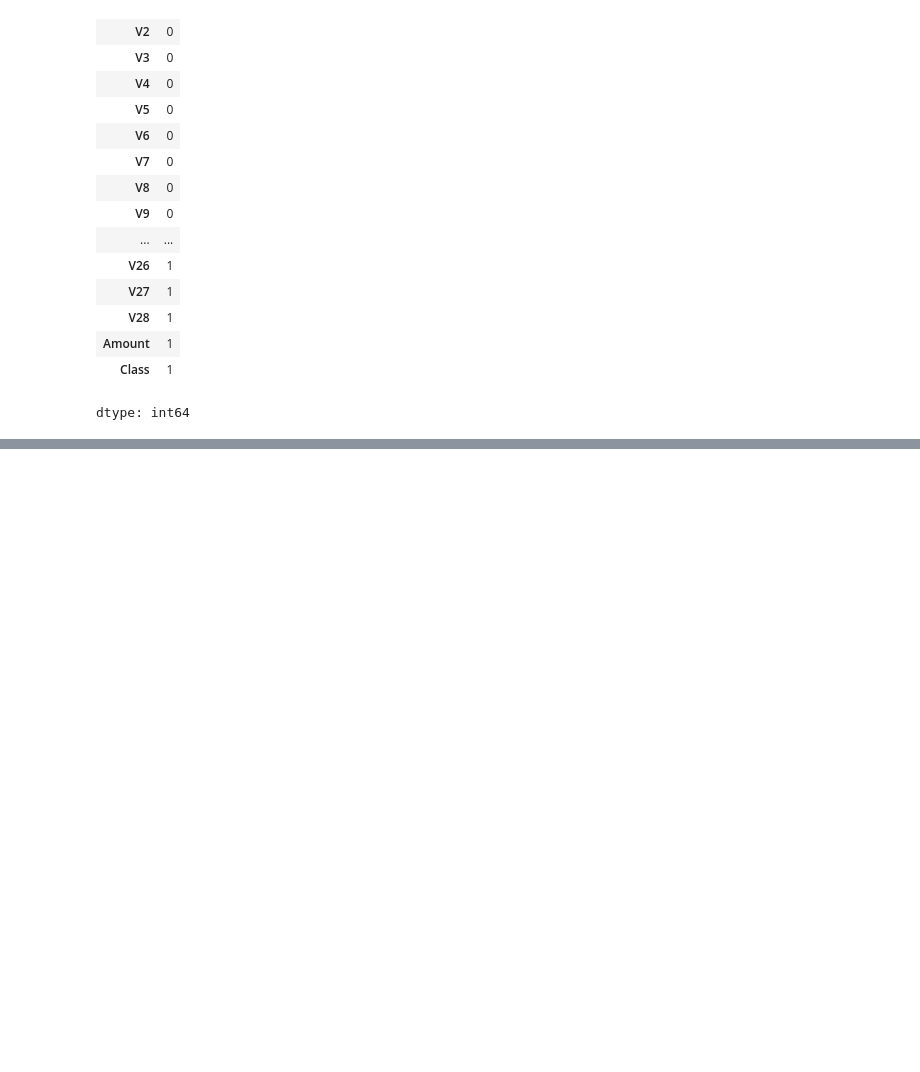
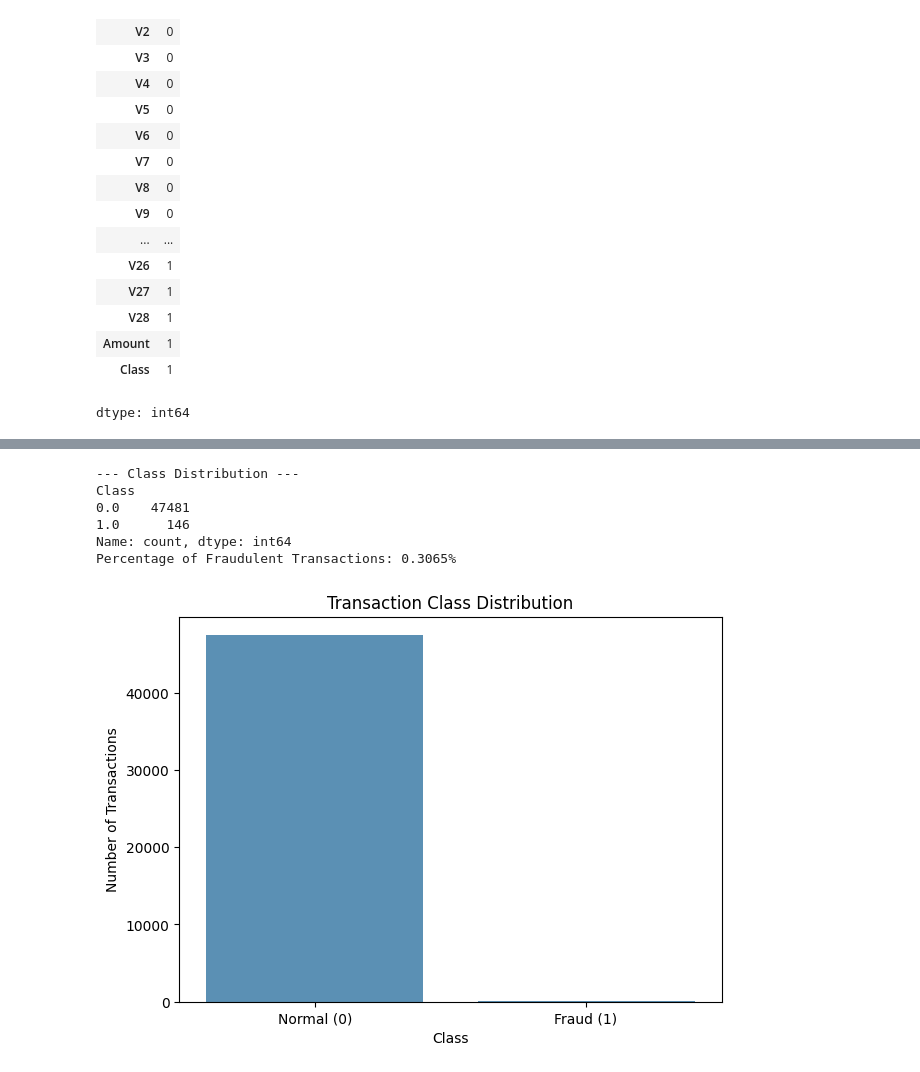
Before and after one commit to SalmanOkz/Deep_Learning_Finance_Project, a Jupyter notebook: Deep_Learning_Assingemnt.ipynb, the cells around one changed output, grey strips where cells are left out. Drawn from its saved outputs; the diff is of its cells as text; code cells hidden in the pictures; blank space fills up the shorter version.

```diff
--- a/Deep_Learning_Assingemnt.ipynb
+++ b/Deep_Learning_Assingemnt.ipynb
@@ -57,0 +3,15 @@ Passing `palette` without assigning `hue` is deprecated and will be removed in v
+# %%
+import pandas as pd
+import numpy as np
+import matplotlib.pyplot as plt
+import seaborn as sns
+from sklearn.preprocessing import StandardScaler
+from collections import Counter # Useful for imbalance
+import warnings
+warnings.filterwarnings('ignore')
+
+# Assuming the CSV is in the same directory or the user specifies the path
+file_path = '/content/creditcard.csv'
+df = pd.read_csv(file_path)
+
+print("--- Data Loaded Successfully ---")
@@ -76,13 +69,3 @@ df.isnull().sum()
 | Amount | 1 |
 | Class | 1 |
 dtype: int64
-# %%
-# ===========================
-# 4. Feature Scaling (Time & Amount only)
-# ===========================
-scaler = StandardScaler()
-
-df[['Time', 'Amount']] = scaler.fit_transform(df[['Time', 'Amount']])
-
-print("Scaled 'Time' and 'Amount' features successfully.")
-df[['Time', 'Amount']].head()
@@ -196,0 +72,26 @@ baseline_model.summary()
+# %%
+# Count the occurrences of each class
+class_counts = df['Class'].value_counts()
+print("\n--- Class Distribution ---")
+print(class_counts)
+
+# Calculate the percentage of fraudulent transactions
+fraud_percentage = (class_counts[1] / df.shape[0]) * 100
+print(f"Percentage of Fraudulent Transactions: {fraud_percentage:.4f}%")
+
+# Visualize the imbalance
+plt.figure(figsize=(7, 5))
+sns.barplot(x=class_counts.index, y=class_counts.values, alpha=0.8)
+plt.title('Transaction Class Distribution')
+plt.xticks(class_counts.index, ['Normal (0)', 'Fraud (1)'])
+plt.ylabel('Number of Transactions')
+plt.xlabel('Class')
+plt.show()
+# %% [output]
+--- Class Distribution ---
+Class
+0.0    47481
+1.0      146
+Name: count, dtype: int64
+Percentage of Fraudulent Transactions: 0.3065%
+[figure, added]
```
Also changed, not shown: parts of 33 cells of this notebook.
